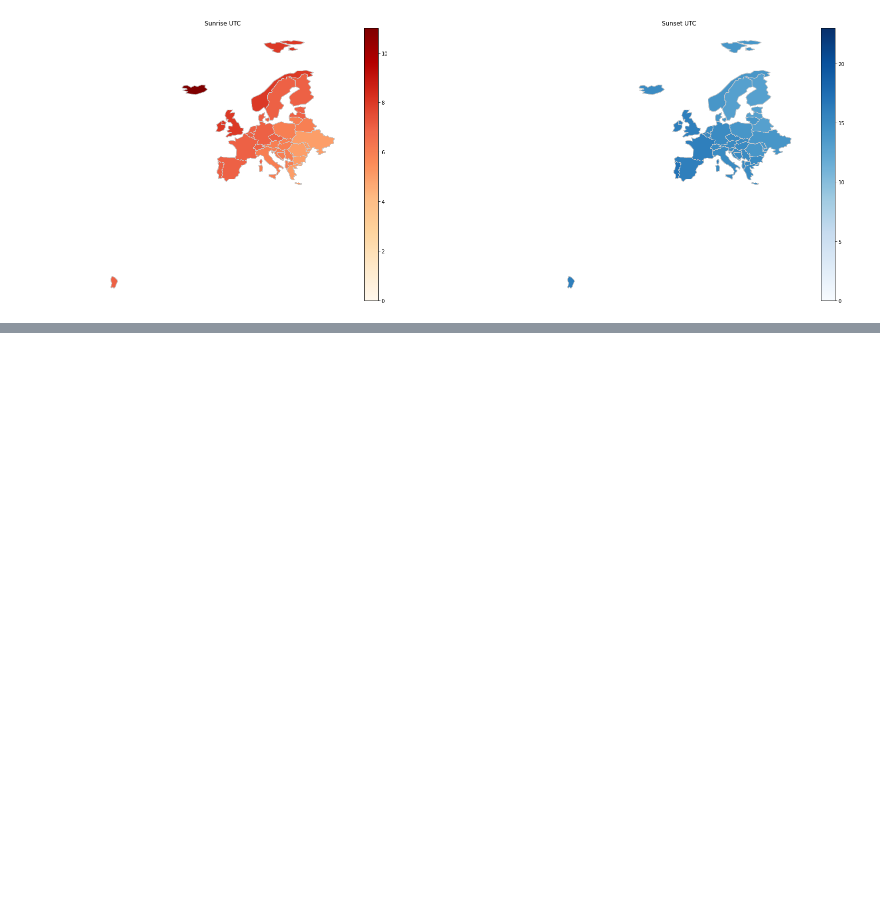
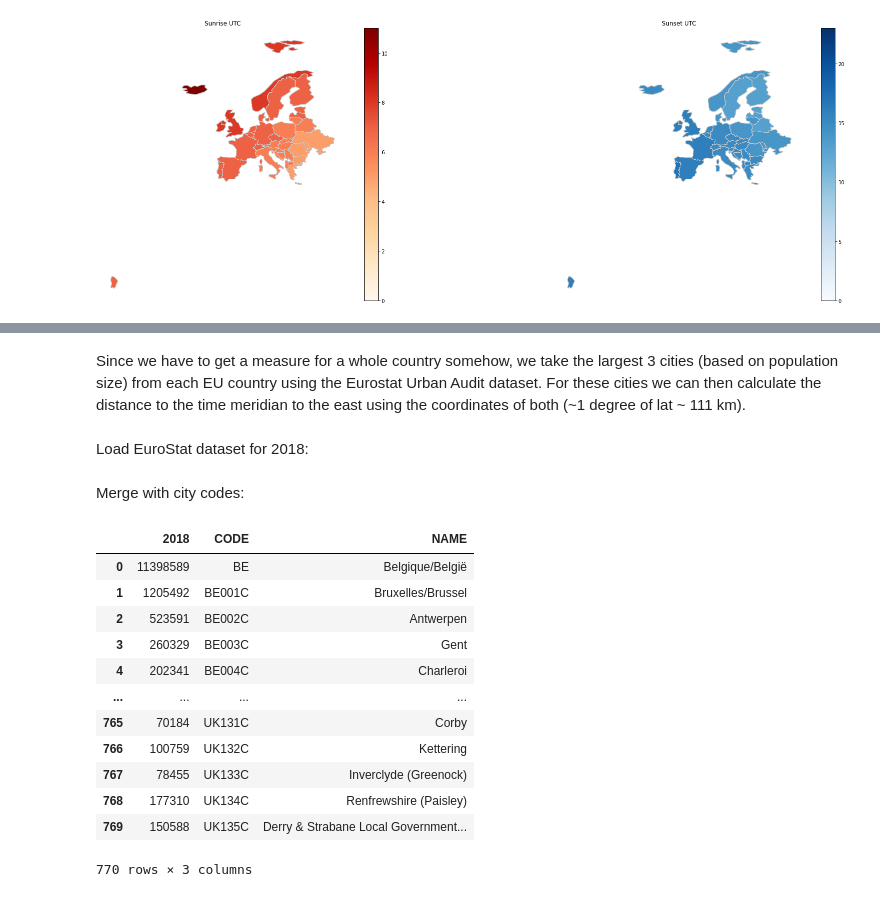
Before and after one commit to pvonderlind/CircadianRythmEU, a Jupyter notebook: circadian_rythm_exploration.ipynb, the cells around one changed output, grey strips where cells are left out. Saved outputs shown, nothing was run; the diff lists cells and outputs as text; code cells hidden in the pictures; blank space fills up the shorter version.

Commit message:
Add EuroStat Urban Audit data and preprocessing

```diff
--- a/circadian_rythm_exploration.ipynb
+++ b/circadian_rythm_exploration.ipynb
@@ -192,0 +194,31 @@ axs[1].set_title('Sunset UTC');
+# %% [markdown]
+Since we have to get a measure for a whole country somehow, we take the largest 3 cities (based on population size)
+from each EU country using the Eurostat Urban Audit dataset. For these cities we can then calculate the distance
+to the time meridian to the east using the coordinates of both (~1 degree of lat ~ 111 km).
+# %% [markdown]
+Load EuroStat dataset for 2018:
+# %%
+eu_cities_pop = pd.read_csv('datasets/Eurostat/urban_population/urb_cpop1_page_tabular.tsv', sep='\t', header=0)
+city_codes = pd.read_excel('datasets/Eurostat/urban_population/urb_esms_an4.xlsx', dtype=str)
+# %% [markdown]
+Merge with city codes:
+# %%
+eu_cities_pop['CODE'] = eu_cities_pop.iloc[:,0].apply(lambda x: x.split(',')[-1])
+eu_cities = eu_cities_pop.merge(city_codes, on='CODE')
+eu_cities = eu_cities.iloc[:,1:]
+# %%
+eu_cities
+# %% [output]
+|  | 2018 | CODE | NAME |
+| 0 | 11398589 | BE | Belgique/België |
+| 1 | 1205492 | BE001C | Bruxelles/Brussel |
+| 2 | 523591 | BE002C | Antwerpen |
+| 3 | 260329 | BE003C | Gent |
+| 4 | 202341 | BE004C | Charleroi |
+| ... | ... | ... | ... |
+| 765 | 70184 | UK131C | Corby |
+| 766 | 100759 | UK132C | Kettering |
+| 767 | 78455 | UK133C | Inverclyde (Greenock) |
+| 768 | 177310 | UK134C | Renfrewshire (Paisley) |
+| 769 | 150588 | UK135C | Derry & Strabane Local Government... |
+770 rows × 3 columns
```
Also changed, not shown: parts of 3 cells of this notebook, 5 other files.
